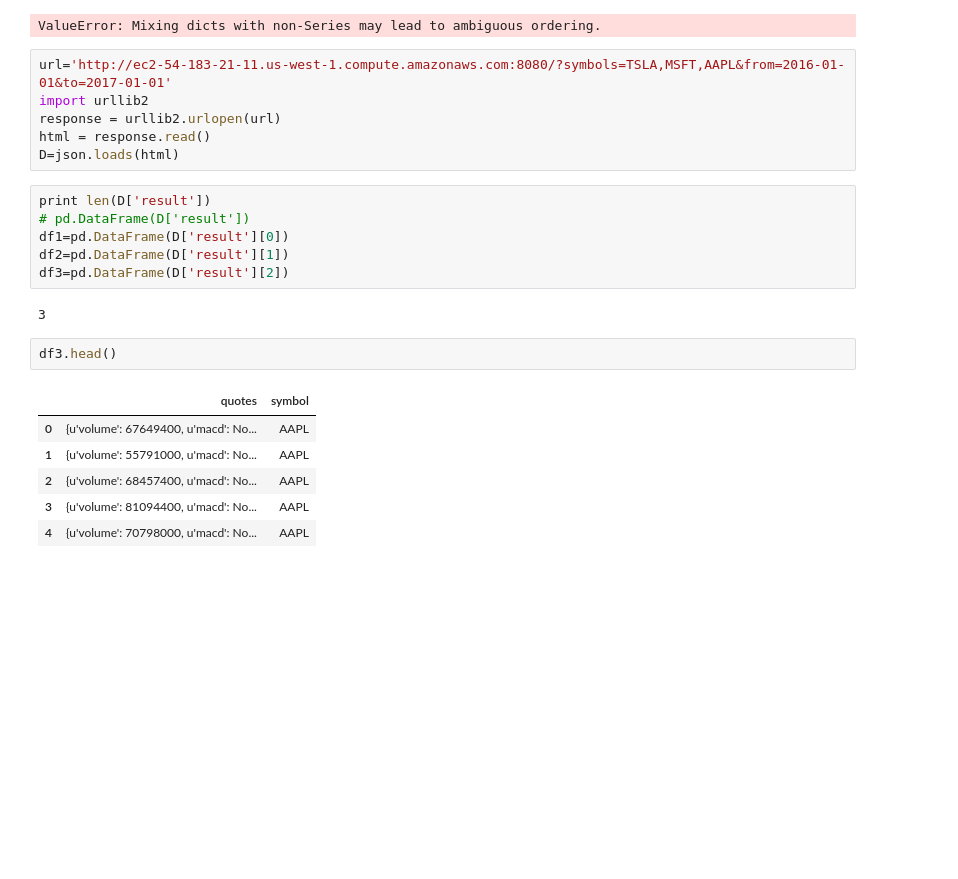
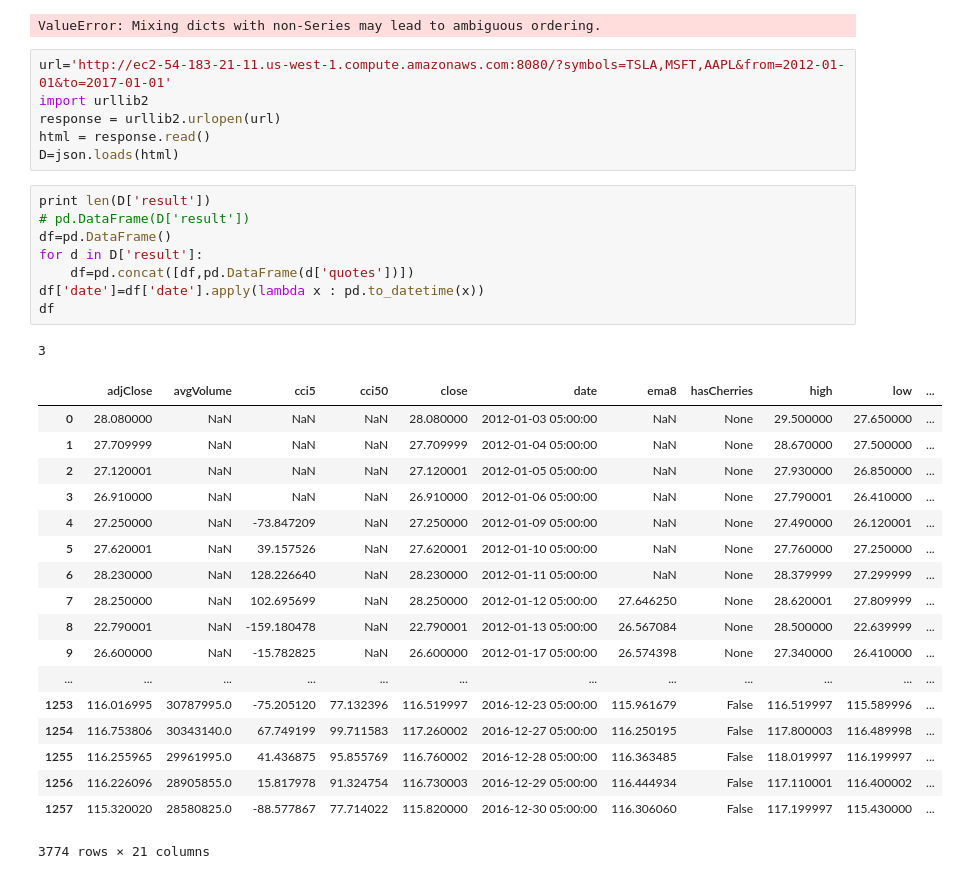
Before and after one commit to ajmal017/trade_analytics, a Jupyter notebook: trade_analytics/trade_analytics.ipynb, the cells around one changed output. Drawn from its saved outputs; the diff is of its cells as text; blank space fills up the shorter version.

```diff
--- a/trade_analytics/trade_analytics.ipynb
+++ b/trade_analytics/trade_analytics.ipynb
@@ -65,7 +65,7 @@ pd.read_json('http://ec2-54-183-21-11.us-west-1.compute.amazonaws.com:8080/?symb
 # %% [output]
 ValueError: Mixing dicts with non-Series may lead to ambiguous ordering.
 # %%
-url='http://ec2-54-183-21-11.us-west-1.compute.amazonaws.com:8080/?symbols=TSLA,MSFT,AAPL&from=2016-01-01&to=2017-01-01'
+url='http://ec2-54-183-21-11.us-west-1.compute.amazonaws.com:8080/?symbols=TSLA,MSFT,AAPL&from=2012-01-01&to=2017-01-01'
 import urllib2
 response = urllib2.urlopen(url)
 html = response.read()
@@ -73,17 +73,28 @@ D=json.loads(html)
 # %%
 print len(D['result'])
 # pd.DataFrame(D['result'])
-df1=pd.DataFrame(D['result'][0])
-df2=pd.DataFrame(D['result'][1])
-df3=pd.DataFrame(D['result'][2])
+df=pd.DataFrame()
+for d in D['result']:
+    df=pd.concat([df,pd.DataFrame(d['quotes'])])
+df['date']=df['date'].apply(lambda x : pd.to_datetime(x))
+df
 # %% [output]
 3
+|  | adjClose | avgVolume | cci5 | cci50 | close | date | ema8 | hasCherries | high | low | ... |
+| 0 | 28.080000 | NaN | NaN | NaN | 28.080000 | 2012-01-03 05:00:00 | NaN | None | 29.500000 | 27.650000 | ... |
+| 1 | 27.709999 | NaN | NaN | NaN | 27.709999 | 2012-01-04 05:00:00 | NaN | None | 28.670000 | 27.500000 | ... |
+| 2 | 27.120001 | NaN | NaN | NaN | 27.120001 | 2012-01-05 05:00:00 | NaN | None | 27.930000 | 26.850000 | ... |
+| 3 | 26.910000 | NaN | NaN | NaN | 26.910000 | 2012-01-06 05:00:00 | NaN | None | 27.790001 | 26.410000 | ... |
+| 4 | 27.250000 | NaN | -73.847209 | NaN | 27.250000 | 2012-01-09 05:00:00 | NaN | None | 27.490000 | 26.120001 | ... |
+| 5 | 27.620001 | NaN | 39.157526 | NaN | 27.620001 | 2012-01-10 05:00:00 | NaN | None | 27.760000 | 27.250000 | ... |
+| 6 | 28.230000 | NaN | 128.226640 | NaN | 28.230000 | 2012-01-11 05:00:00 | NaN | None | 28.379999 | 27.299999 | ... |
+| 7 | 28.250000 | NaN | 102.695699 | NaN | 28.250000 | 2012-01-12 05:00:00 | 27.646250 | None | 28.620001 | 27.809999 | ... |
+| 8 | 22.790001 | NaN | -159.180478 | NaN | 22.790001 | 2012-01-13 05:00:00 | 26.567084 | None | 28.500000 | 22.639999 | ... |
+| 9 | 26.600000 | NaN | -15.782825 | NaN | 26.600000 | 2012-01-17 05:00:00 | 26.574398 | None | 27.340000 | 26.410000 | ... |
+| ... | ... | ... | ... | ... | ... | ... | ... | ... | ... | ... | ... |
+| 1253 | 116.016995 | 30787995.0 | -75.205120 | 77.132396 | 116.519997 | 2016-12-23 05:00:00 | 115.961679 | False | 116.519997 | 115.589996 | ... |
+| 1254 | 116.753806 | 30343140.0 | 67.749199 | 99.711583 | 117.260002 | 2016-12-27 05:00:00 | 116.250195 | False | 117.800003 | 116.489998 | ... |
+| 1255 | 116.255965 | 29961995.0 | 41.436875 | 95.855769 | 116.760002 | 2016-12-28 05:00:00 | 116.363485 | False | 118.019997 | 116.199997 | ... |
+| 1256 | 116.226096 | 28905855.0 | 15.817978 | 91.324754 | 116.730003 | 2016-12-29 05:00:00 | 116.444934 | False | 117.110001 | 116.400002 | ... |
+| 1257 | 115.320020 | 28580825.0 | -88.577867 | 77.714022 | 115.820000 | 2016-12-30 05:00:00 | 116.306060 | False | 117.199997 | 115.430000 | ... |
+3774 rows × 21 columns
-# %%
-df3.head()
-# %% [output]
-|  | quotes | symbol |
-| 0 | {u'volume': 67649400, u'macd': No... | AAPL |
-| 1 | {u'volume': 55791000, u'macd': No... | AAPL |
-| 2 | {u'volume': 68457400, u'macd': No... | AAPL |
-| 3 | {u'volume': 81094400, u'macd': No... | AAPL |
-| 4 | {u'volume': 70798000, u'macd': No... | AAPL |
```
Also changed, not shown: parts of 4 cells of this notebook.
